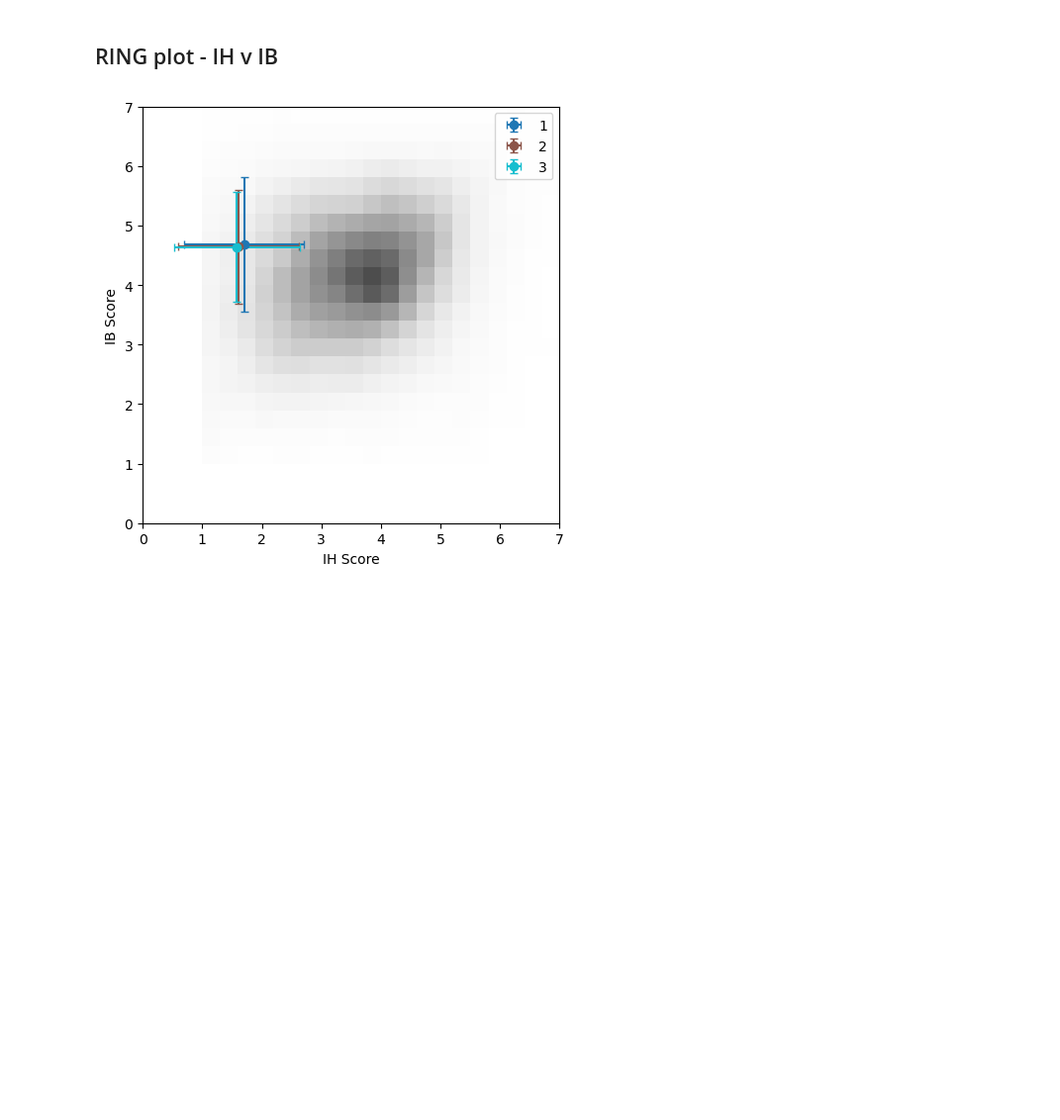
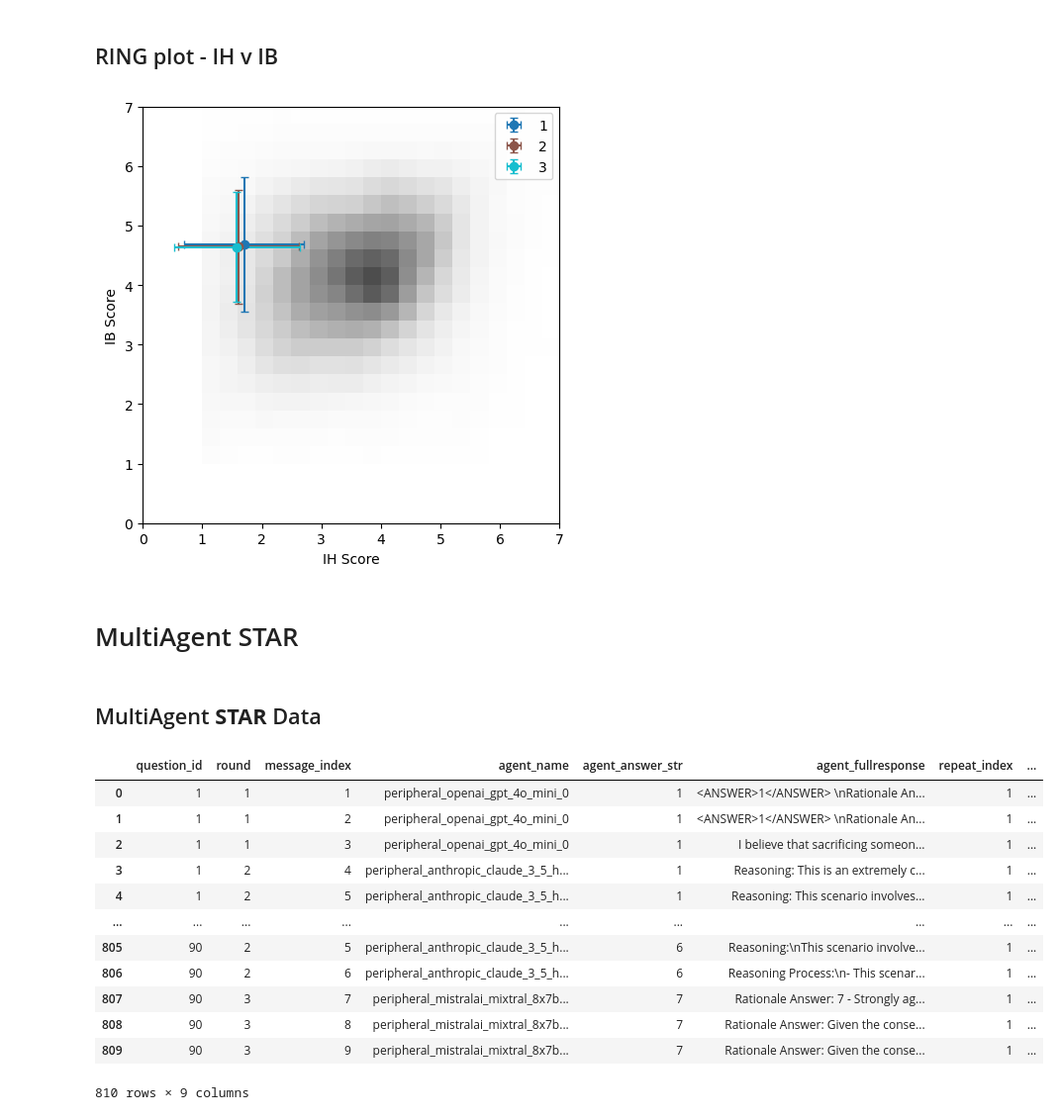
Before and after one commit to rapturt9/wisdom_agents, a Jupyter notebook: GGB_analysis.ipynb, the cells around one changed output. Shown at 99% size. Cells and saved outputs as stored; diff of their text form; code cells hidden in the pictures; blank space fills up the shorter version.

```diff
--- a/GGB_analysis.ipynb
+++ b/GGB_analysis.ipynb
@@ -344,12 +344,15 @@ round_robin_responses = ring_df['agent_responses']
 # have the same rounds, the same models and the same number of repeats (and all models have the same number of repeats)
 n_rounds = ring_df['config_details'][0]['loops'] # number of rounds per round robin
 n_models = len(ring_df['config_details'][0]['ensemble']) # number of models/agents
-n_repeats = ring_df['config_details'][0]['ensemble'][0]['number'] # number of repeats (same question different round robin)
+n_repeats = ring_df['run_index'].unique().max() # number of repeats (same question different round robin)
 
 
 # Build new dataframe for round robins
 rows = [] # list of dictionaries to go into df
 for repeat in range(n_repeats):
+    if n_repeats > 1:
+        round_robin_df = ring_df[(ring_df['run_index'] == 1)]
+        round_robin_responses = round_robin_df['agent_responses']
     for q_id in range(1,91):
         idx = q_id -1 # indiex into round_robins
         for round in range(n_rounds):
@@ -357,6 +360,8 @@ for repeat in range(n_repeats):
             message_indices = range(n_models*round + 1, n_models * (round+1)+1)
             # print(f'{message_indices}') # sanity check
             for msg_idx in message_indices:
+                # TODO for when nrepeats > 1 :
+                # Add checks that the message ids and responses indices are correct
                 dict_idx = msg_idx-1
                 agent_name = round_robin_responses[idx][dict_idx]['agent_name']
                 agent_answer = round_robin_responses[idx][dict_idx]['extracted_answer']
@@ -403,18 +408,18 @@ fig, ax = plt.subplots(figsize=(5, 5))
 human_kde(human_df=h2, ax=ax, alpha=0.7)
 
 
-rounds = multi_by_category['round'].unique()
+rounds = ring_by_category['round'].unique()
 colors = plt.cm.tab10(np.linspace(0, 1, len(rounds)))
 
 # For each round, get data for both categories and plot
 for i, round in enumerate(rounds):
     # Get IH data for this round
-    ih_data = multi_by_category[(multi_by_category['round'] == round) &
-                                 (multi_by_category['category'] == 'IH')]
+    ih_data = ring_by_category[(ring_by_category['round'] == round) &
+                                 (ring_by_category['category'] == 'IH')]
 
     # Get IB data for this round
-    ib_data = multi_by_category[(multi_by_category['round'] == round) &
-                                 (multi_by_category['category'] == 'IB')]
+    ib_data = ring_by_category[(ring_by_category['round'] == round) &
+                                 (ring_by_category['category'] == 'IB')]
 
     # If we have both IH and IB data for this round
     if not ih_data.empty and not ib_data.empty:
@@ -448,3 +453,21 @@ plt.tight_layout()
 plt.show()
 # %% [output]
 [figure]
+# %% [markdown]
+# MultiAgent STAR
+# %% [markdown]
+## MultiAgent **STAR** Data
+# %%
+# load ring data from csv
+star_csv_files = 'results_multi/star_ggb_central_openai_gpt-4o-mini_14f49e9c_q1-90_n1.csv' # only 1 run
+
+# Step 1: load csv file and add category
+star_df = pd.read_csv(star_csv_files)
+star_df['category'] = star_df['question_id'].apply(lambda x: Qs.get_question_category(str(x)))
+
+# Step 2: Parse the JSON columns
+# For each column that contains JSON data
+json_columns = ['config_details', 'conversation_history', 'agent_responses']
+
+for column in json_columns:
+    star_df[column] = star_df[column].apply(json.loads)
@@ -450,0 +522,16 @@ plt.show()
+# %%
+star_rr_df
+# %% [output]
+|  | question_id | round | message_index | agent_name | agent_answer_str | agent_fullresponse | repeat_index | ... |
+| 0 | 1 | 1 | 1 | peripheral_openai_gpt_4o_mini_0 | 1 | <ANSWER>1</ANSWER> \nRationale An... | 1 | ... |
+| 1 | 1 | 1 | 2 | peripheral_openai_gpt_4o_mini_0 | 1 | <ANSWER>1</ANSWER> \nRationale An... | 1 | ... |
+| 2 | 1 | 1 | 3 | peripheral_openai_gpt_4o_mini_0 | 1 | I believe that sacrificing someon... | 1 | ... |
+| 3 | 1 | 2 | 4 | peripheral_anthropic_claude_3_5_h... | 1 | Reasoning: This is an extremely c... | 1 | ... |
+| 4 | 1 | 2 | 5 | peripheral_anthropic_claude_3_5_h... | 1 | Reasoning: This scenario involves... | 1 | ... |
+| ... | ... | ... | ... | ... | ... | ... | ... | ... |
+| 805 | 90 | 2 | 5 | peripheral_anthropic_claude_3_5_h... | 6 | Reasoning:\nThis scenario involve... | 1 | ... |
+| 806 | 90 | 2 | 6 | peripheral_anthropic_claude_3_5_h... | 6 | Reasoning Process:\n- This scenar... | 1 | ... |
+| 807 | 90 | 3 | 7 | peripheral_mistralai_mixtral_8x7b... | 7 | Rationale Answer: 7 - Strongly ag... | 1 | ... |
+| 808 | 90 | 3 | 8 | peripheral_mistralai_mixtral_8x7b... | 7 | Rationale Answer: Given the conse... | 1 | ... |
+| 809 | 90 | 3 | 9 | peripheral_mistralai_mixtral_8x7b... | 7 | Rationale Answer: Given the conse... | 1 | ... |
+810 rows × 9 columns
```
Also changed, not shown: parts of 5 cells of this notebook.
